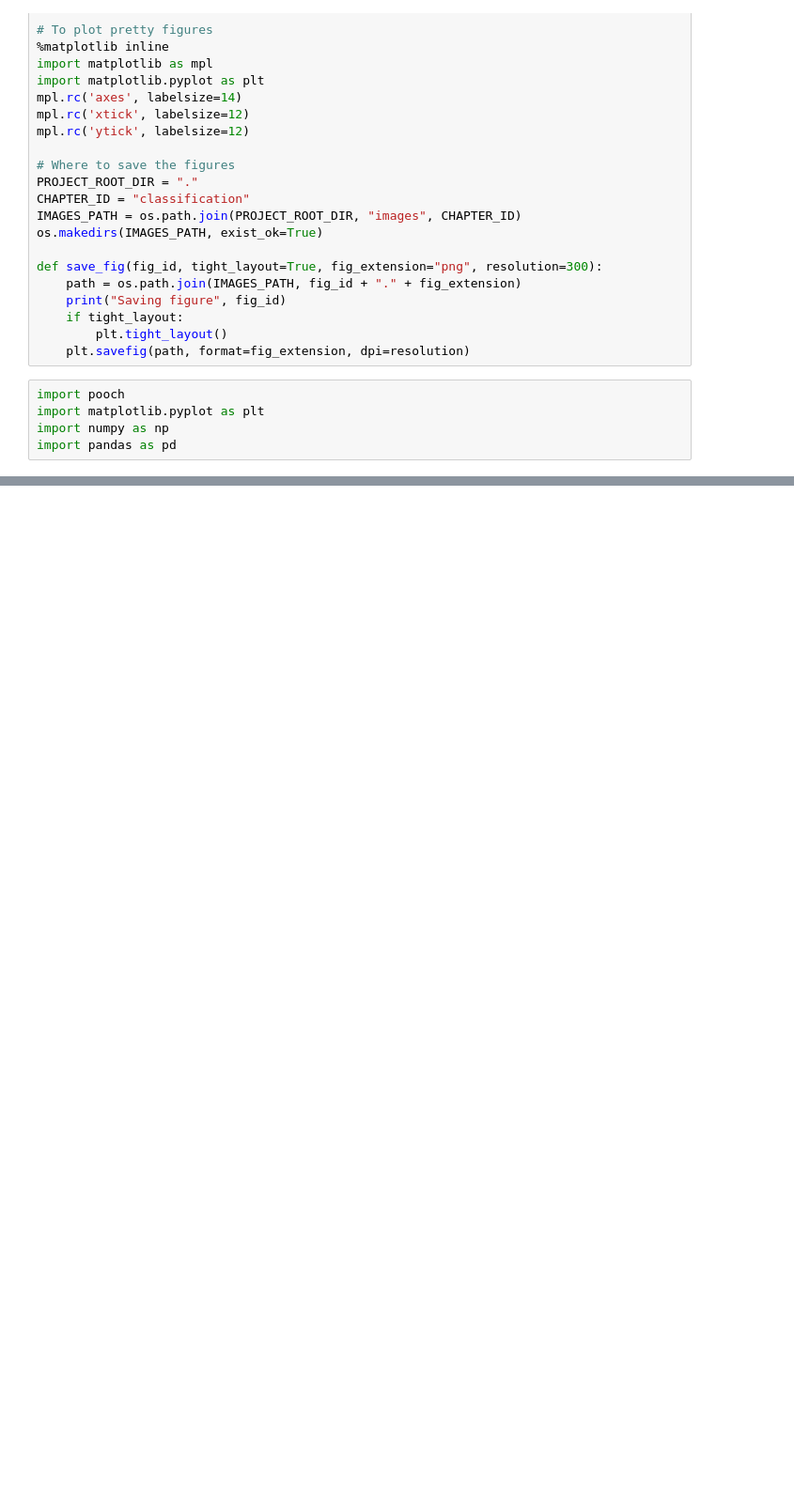
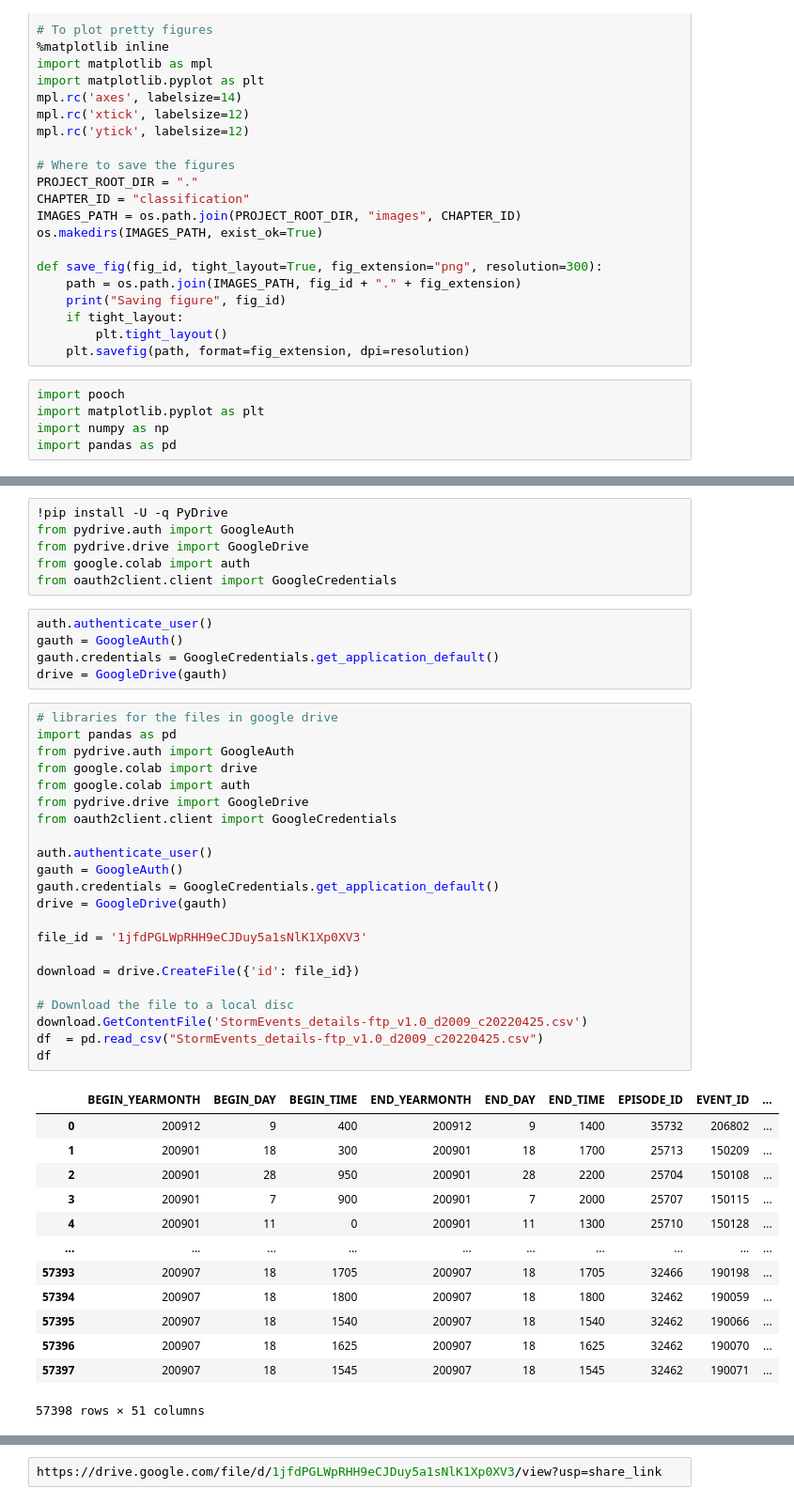
Before and after one commit to Kriegtho/2022_ML_EES, a Jupyter notebook: project.ipynb, the cells around one changed output, grey strips where cells are left out. Shown at 94% size. Saved outputs shown, nothing was run; the diff lists cells and outputs as text; blank space fills up the shorter version.

```diff
--- a/project.ipynb
+++ b/project.ipynb
@@ -48,0 +58,47 @@ import pandas as pd
+# %%
+!pip install -U -q PyDrive
+from pydrive.auth import GoogleAuth
+from pydrive.drive import GoogleDrive
+from google.colab import auth
+from oauth2client.client import GoogleCredentials
+# %%
+auth.authenticate_user()
+gauth = GoogleAuth()
+gauth.credentials = GoogleCredentials.get_application_default()
+drive = GoogleDrive(gauth)
+# %%
+# libraries for the files in google drive
+import pandas as pd
+from pydrive.auth import GoogleAuth
+from google.colab import drive
+from google.colab import auth
+from pydrive.drive import GoogleDrive
+from oauth2client.client import GoogleCredentials
+
+auth.authenticate_user()
+gauth = GoogleAuth()
+gauth.credentials = GoogleCredentials.get_application_default()
+drive = GoogleDrive(gauth)
+
+file_id = '1jfdPGLWpRHH9eCJDuy5a1sNlK1Xp0XV3'
+
+download = drive.CreateFile({'id': file_id})
+
+# Download the file to a local disc
+download.GetContentFile('StormEvents_details-ftp_v1.0_d2009_c20220425.csv')
+df  = pd.read_csv("StormEvents_details-ftp_v1.0_d2009_c20220425.csv")
+df
+# %% [output]
+|  | BEGIN_YEARMONTH | BEGIN_DAY | BEGIN_TIME | END_YEARMONTH | END_DAY | END_TIME | EPISODE_ID | EVENT_ID | ... |
+| 0 | 200912 | 9 | 400 | 200912 | 9 | 1400 | 35732 | 206802 | ... |
+| 1 | 200901 | 18 | 300 | 200901 | 18 | 1700 | 25713 | 150209 | ... |
+| 2 | 200901 | 28 | 950 | 200901 | 28 | 2200 | 25704 | 150108 | ... |
+| 3 | 200901 | 7 | 900 | 200901 | 7 | 2000 | 25707 | 150115 | ... |
+| 4 | 200901 | 11 | 0 | 200901 | 11 | 1300 | 25710 | 150128 | ... |
+| ... | ... | ... | ... | ... | ... | ... | ... | ... | ... |
+| 57393 | 200907 | 18 | 1705 | 200907 | 18 | 1705 | 32466 | 190198 | ... |
+| 57394 | 200907 | 18 | 1800 | 200907 | 18 | 1800 | 32462 | 190059 | ... |
+| 57395 | 200907 | 18 | 1540 | 200907 | 18 | 1540 | 32462 | 190066 | ... |
+| 57396 | 200907 | 18 | 1625 | 200907 | 18 | 1625 | 32462 | 190070 | ... |
+| 57397 | 200907 | 18 | 1545 | 200907 | 18 | 1545 | 32462 | 190071 | ... |
+57398 rows × 51 columns
@@ -48,0 +107,2 @@ import pandas as pd
+# %%
+https://drive.google.com/file/d/1jfdPGLWpRHH9eCJDuy5a1sNlK1Xp0XV3/view?usp=share_link
```
Also changed, not shown: parts of 13 cells of this notebook.
